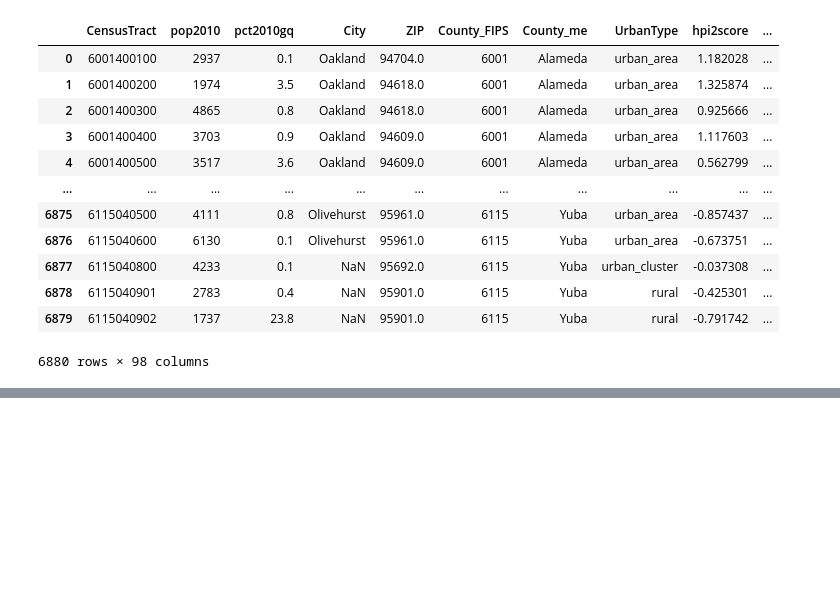
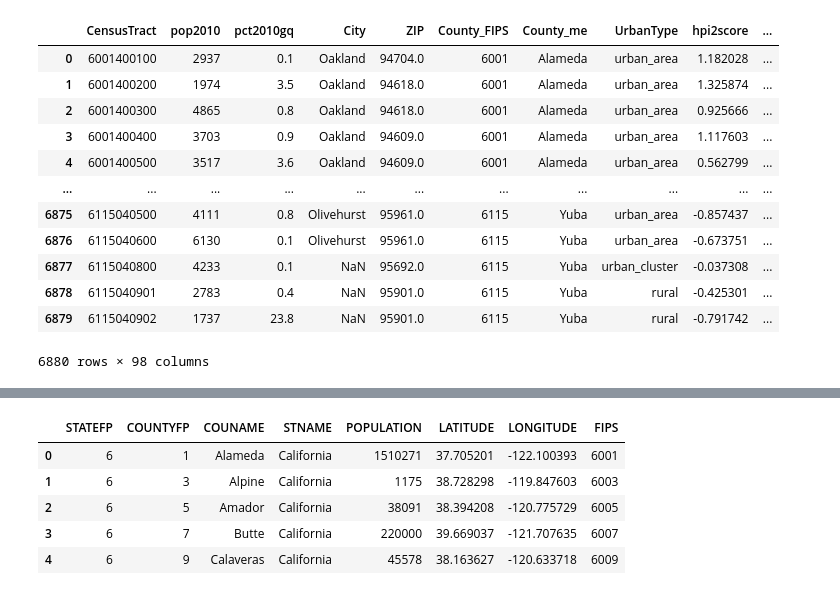
Before and after one commit to Data-Analytics-Project-1/Project-1, a Jupyter notebook: hpi2/notebooks/hpi2.ipynb, the cells around one changed output, grey strips where cells are left out. Cells and saved outputs as stored; diff of their text form; code cells hidden in the pictures; blank space fills up the shorter version.

```diff
--- a/hpi2/notebooks/hpi2.ipynb
+++ b/hpi2/notebooks/hpi2.ipynb
@@ -69,0 +85,11 @@ fig
+# %%
+county_coordinates_df = pd.read_csv('../resource/CenPop2010_Mean_CO06.txt', )
+county_coordinates_df['FIPS'] = 6000 + county_coordinates_df['COUNTYFP']
+county_coordinates_df.head()
+# %% [output]
+|  | STATEFP | COUNTYFP | COUNAME | STNAME | POPULATION | LATITUDE | LONGITUDE | FIPS |
+| 0 | 6 | 1 | Alameda | California | 1510271 | 37.705201 | -122.100393 | 6001 |
+| 1 | 6 | 3 | Alpine | California | 1175 | 38.728298 | -119.847603 | 6003 |
+| 2 | 6 | 5 | Amador | California | 38091 | 38.394208 | -120.775729 | 6005 |
+| 3 | 6 | 7 | Butte | California | 220000 | 39.669037 | -121.707635 | 6007 |
+| 4 | 6 | 9 | Calaveras | California | 45578 | 38.163627 | -120.633718 | 6009 |
```
Also changed, not shown: parts of 8 cells of this notebook.
